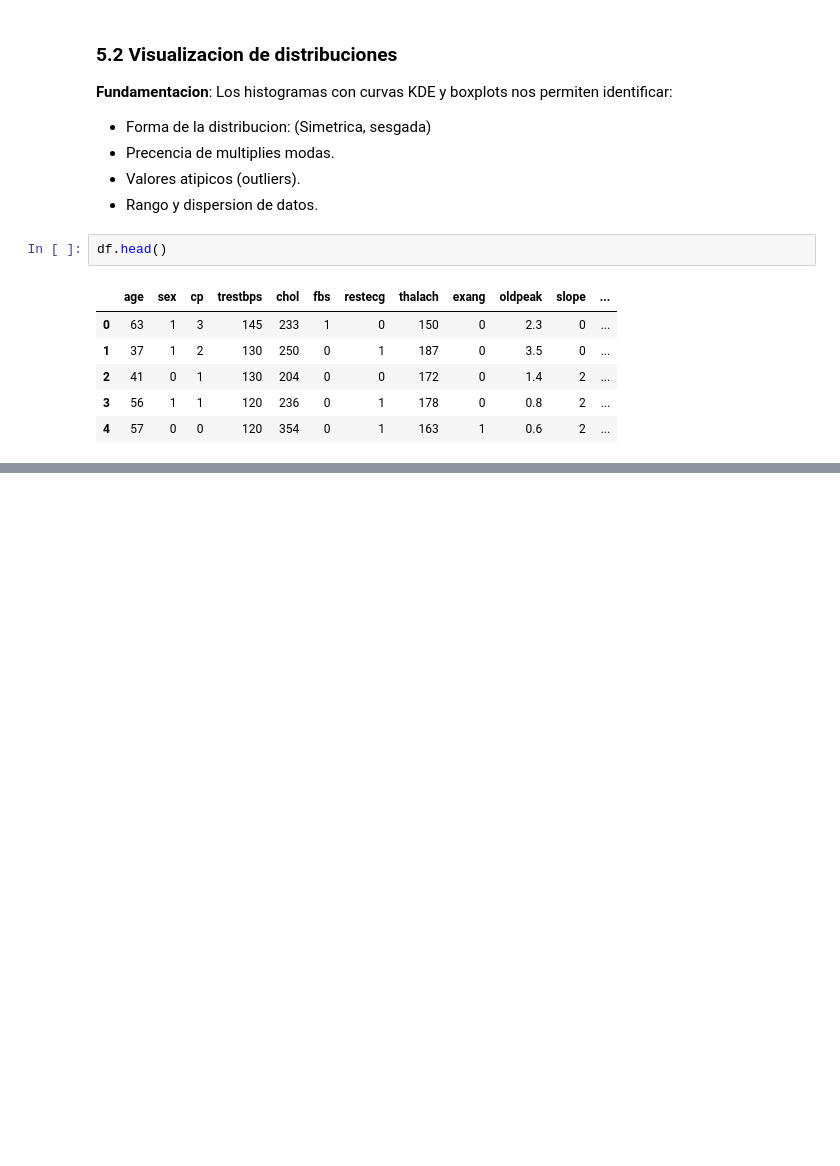
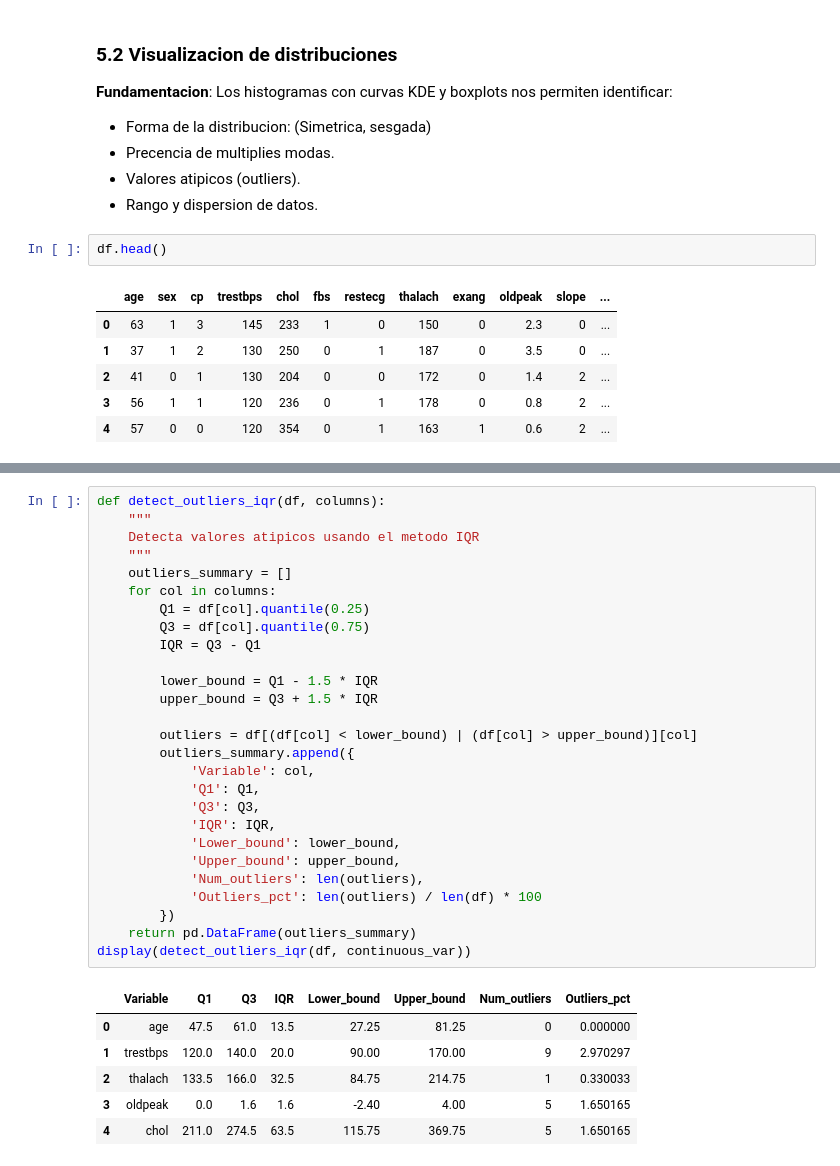
Before and after one commit to AlexSc97/modelo-predictivo-paro-cardiaco, a Jupyter notebook: notebooks/explore.ipynb, the cells around one changed output, grey strips where cells are left out. Drawn from its saved outputs; the diff is of its cells as text; blank space fills up the shorter version.

```diff
--- a/notebooks/explore.ipynb
+++ b/notebooks/explore.ipynb
@@ -305,0 +399,34 @@ plt.show()
+# %%
+def detect_outliers_iqr(df, columns):
+    """
+    Detecta valores atipicos usando el metodo IQR
+    """
+    outliers_summary = []
+    for col in columns:
+        Q1 = df[col].quantile(0.25)
+        Q3 = df[col].quantile(0.75)
+        IQR = Q3 - Q1
+
+        lower_bound = Q1 - 1.5 * IQR
+        upper_bound = Q3 + 1.5 * IQR
+
+        outliers = df[(df[col] < lower_bound) | (df[col] > upper_bound)][col]
+        outliers_summary.append({
+            'Variable': col,
+            'Q1': Q1,
+            'Q3': Q3,
+            'IQR': IQR,
+            'Lower_bound': lower_bound,
+            'Upper_bound': upper_bound,
+            'Num_outliers': len(outliers),
+            'Outliers_pct': len(outliers) / len(df) * 100
+        })
+    return pd.DataFrame(outliers_summary)
+display(detect_outliers_iqr(df, continuous_var))
+# %% [output]
+|  | Variable | Q1 | Q3 | IQR | Lower_bound | Upper_bound | Num_outliers | Outliers_pct |
+| 0 | age | 47.5 | 61.0 | 13.5 | 27.25 | 81.25 | 0 | 0.000000 |
+| 1 | trestbps | 120.0 | 140.0 | 20.0 | 90.00 | 170.00 | 9 | 2.970297 |
+| 2 | thalach | 133.5 | 166.0 | 32.5 | 84.75 | 214.75 | 1 | 0.330033 |
+| 3 | oldpeak | 0.0 | 1.6 | 1.6 | -2.40 | 4.00 | 5 | 1.650165 |
+| 4 | chol | 211.0 | 274.5 | 63.5 | 115.75 | 369.75 | 5 | 1.650165 |
```
Also changed, not shown: parts of 11 cells of this notebook.
